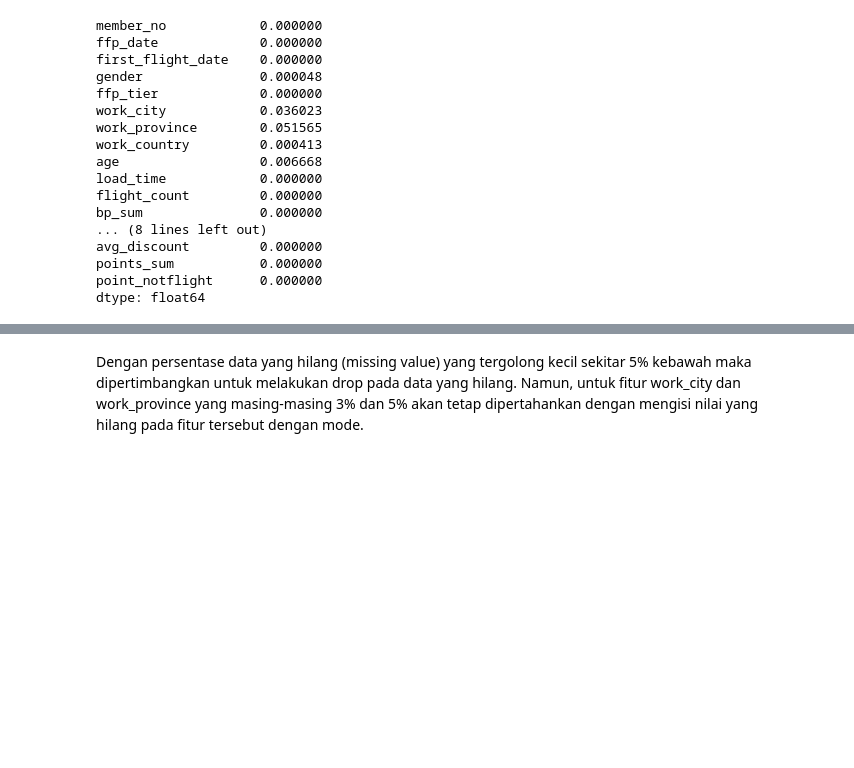
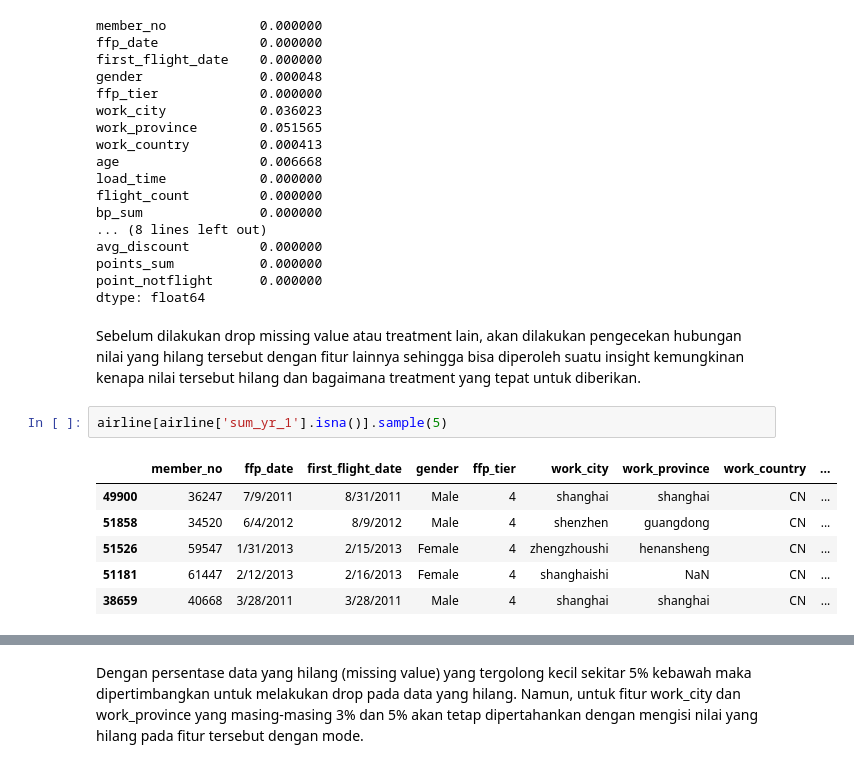
Before and after one commit to mfathul21/airline-customer-value, a Jupyter notebook: Airline_Customer_Segmentation.ipynb, the cells around one changed output, grey strips where cells are left out. Drawn from its saved outputs; the diff is of its cells as text; blank space fills up the shorter version.

```diff
--- a/Airline_Customer_Segmentation.ipynb
+++ b/Airline_Customer_Segmentation.ipynb
@@ -303,3 +318,14 @@ avg_discount         0.000000
 points_sum           0.000000
 point_notflight      0.000000
 dtype: float64
+# %% [markdown]
+Sebelum dilakukan drop missing value atau treatment lain, akan dilakukan pengecekan hubungan nilai yang hilang tersebut dengan fitur lainnya sehingga bisa diperoleh suatu insight kemungkinan kenapa nilai tersebut hilang dan bagaimana treatment yang tepat untuk diberikan.
+# %%
+airline[airline['sum_yr_1'].isna()].sample(5)
+# %% [output]
+|  | member_no | ffp_date | first_flight_date | gender | ffp_tier | work_city | work_province | work_country | ... |
+| 49900 | 36247 | 7/9/2011 | 8/31/2011 | Male | 4 | shanghai | shanghai | CN | ... |
+| 51858 | 34520 | 6/4/2012 | 8/9/2012 | Male | 4 | shenzhen | guangdong | CN | ... |
+| 51526 | 59547 | 1/31/2013 | 2/15/2013 | Female | 4 | zhengzhoushi | henansheng | CN | ... |
+| 51181 | 61447 | 2/12/2013 | 2/16/2013 | Female | 4 | shanghaishi | NaN | CN | ... |
+| 38659 | 40668 | 3/28/2011 | 3/28/2011 | Male | 4 | shanghai | shanghai | CN | ... |
```
Also changed, not shown: parts of 20 cells of this notebook.
